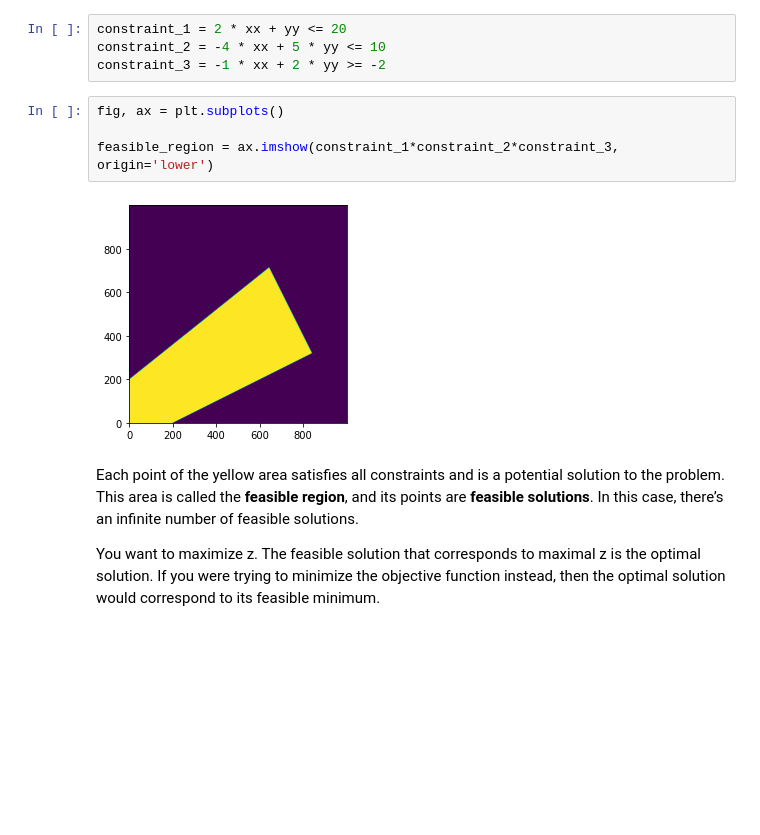
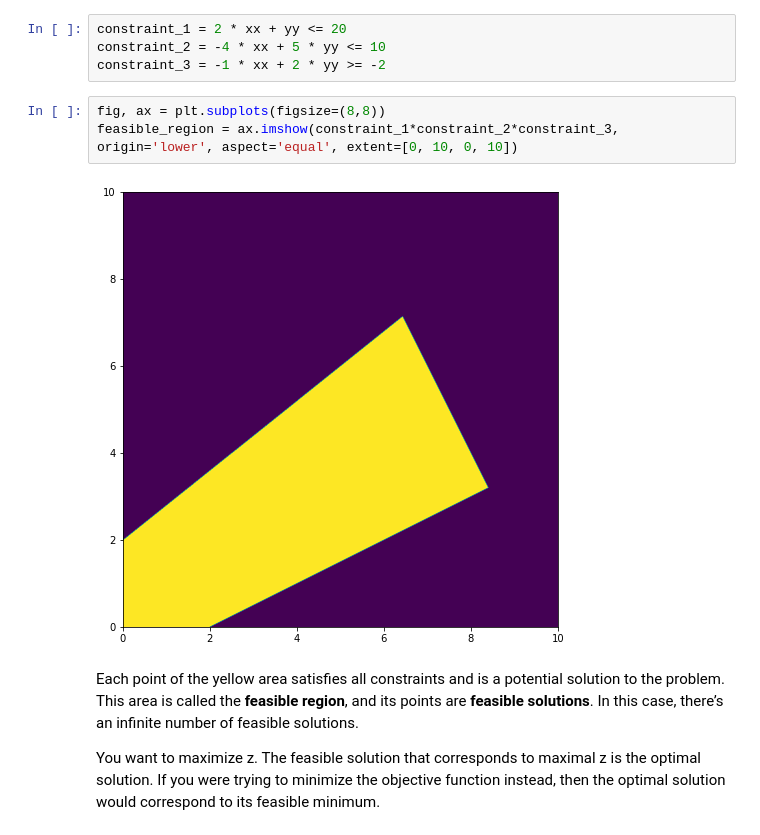
Before and after one commit to feust/python_examples, a Jupyter notebook: notebooks/linera_programming_optimization.ipynb, the cells around one changed output. Drawn from its saved outputs; the diff is of its cells as text; blank space fills up the shorter version.

```diff
--- a/notebooks/linera_programming_optimization.ipynb
+++ b/notebooks/linera_programming_optimization.ipynb
@@ -41,11 +41,10 @@ constraint_1 = 2 * xx + yy <= 20
 constraint_2 = -4 * xx + 5 * yy <= 10
 constraint_3 = -1 * xx + 2 * yy >= -2
 # %%
-fig, ax = plt.subplots()
-
-feasible_region = ax.imshow(constraint_1*constraint_2*constraint_3, origin='lower')
+fig, ax = plt.subplots(figsize=(8,8))
+feasible_region = ax.imshow(constraint_1*constraint_2*constraint_3, origin='lower', aspect='equal', extent=[0, 10, 0, 10])
 # %% [output]
-[figure, old version]
+[figure, new version]
 # %% [markdown]
 Each point of the yellow area satisfies all constraints and is a potential solution to the problem. This area is called the **feasible region**, and its points are **feasible solutions**. In this case, there’s an infinite number of feasible solutions.
 
```
Also changed, not shown: parts of 19 cells of this notebook, 4 other files.
